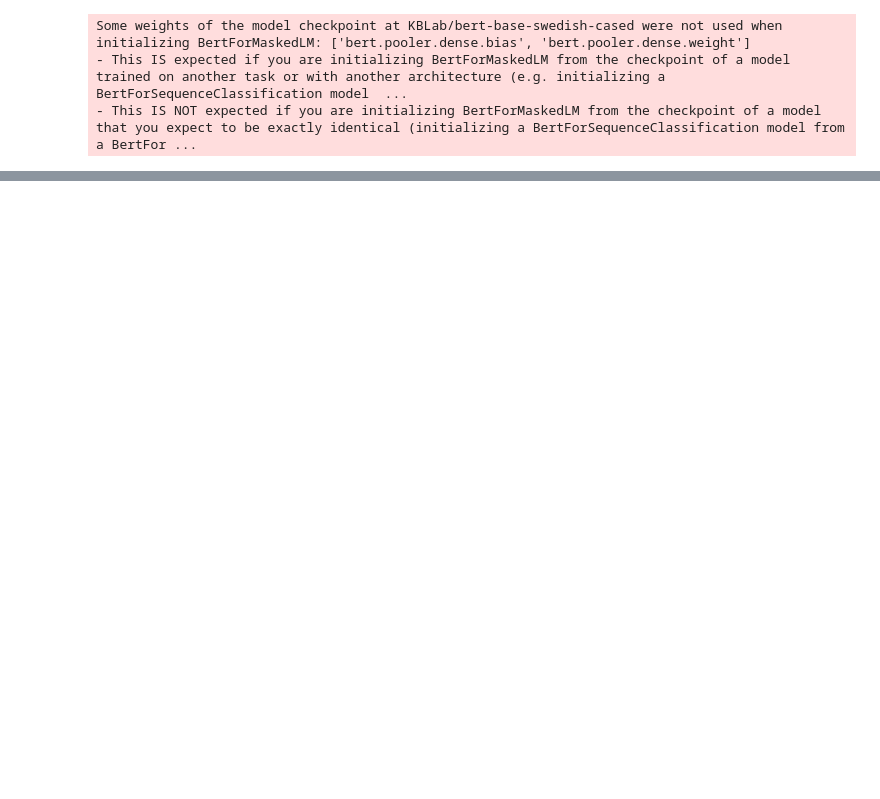
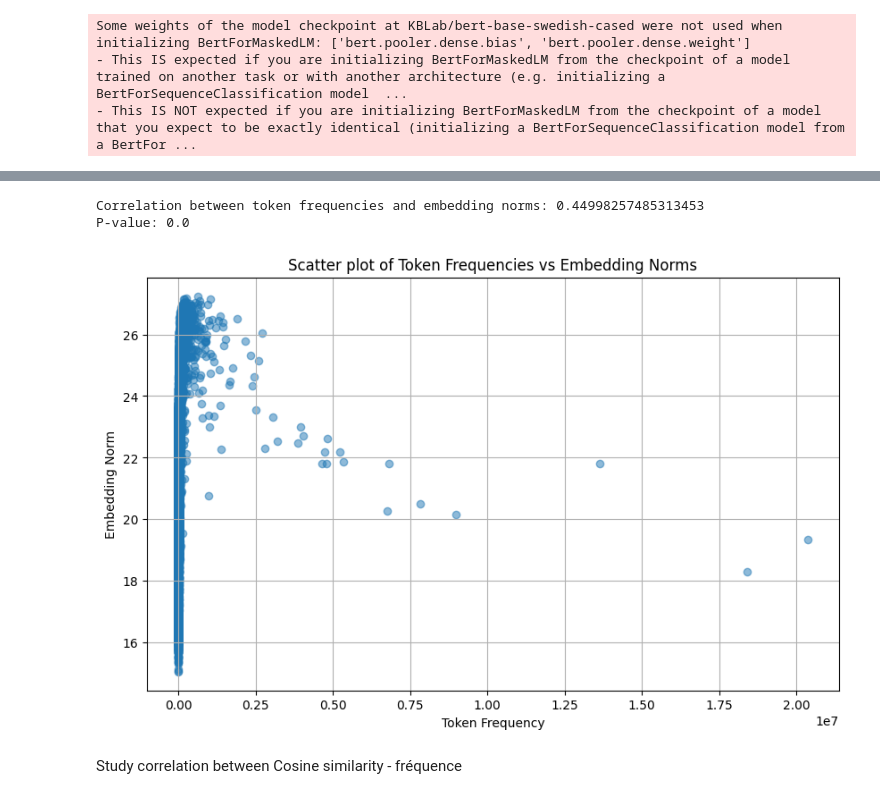
Before and after one commit to swerik-project/pretraining_plm, a Jupyter notebook: comprehension_model2.ipynb, the cells around one changed output, grey strips where cells are left out. Saved outputs shown, nothing was run; the diff lists cells and outputs as text; code cells hidden in the pictures; blank space fills up the shorter version.

```diff
--- a/comprehension_model2.ipynb
+++ b/comprehension_model2.ipynb
@@ -1349,0 +550,24 @@ plot_trajectory([prediction_kb,prediction_ft],[proba_kb,proba_ft], y_labels = ["
+# %%
+#correlation Frequence - Norm
+
+frequencies = token_frequency_dict.values()
+norms = [finetuned_norms[tokenizer.convert_tokens_to_ids(token)].detach().cpu().numpy() for token in list(token_frequency_dict.keys())]
+correlation, p_value = spearmanr(list(frequencies), norms)
+
+print(f'Correlation between token frequencies and embedding norms: {correlation}')
+print(f'P-value: {p_value}')
+
+# Tracer un graphique de dispersion
+plt.figure(figsize=(10, 6))
+plt.scatter(frequencies, norms, alpha=0.5)
+plt.title('Scatter plot of Token Frequencies vs Embedding Norms')
+plt.xlabel('Token Frequency')
+plt.ylabel('Embedding Norm')
+plt.grid(True)
+plt.show()
+# %% [output]
+Correlation between token frequencies and embedding norms: 0.44998257485313453
+P-value: 0.0
+[figure, added]
+# %% [markdown]
+Study correlation between Cosine similarity - fréquence
```
Also changed, not shown: parts of 84 cells of this notebook.
